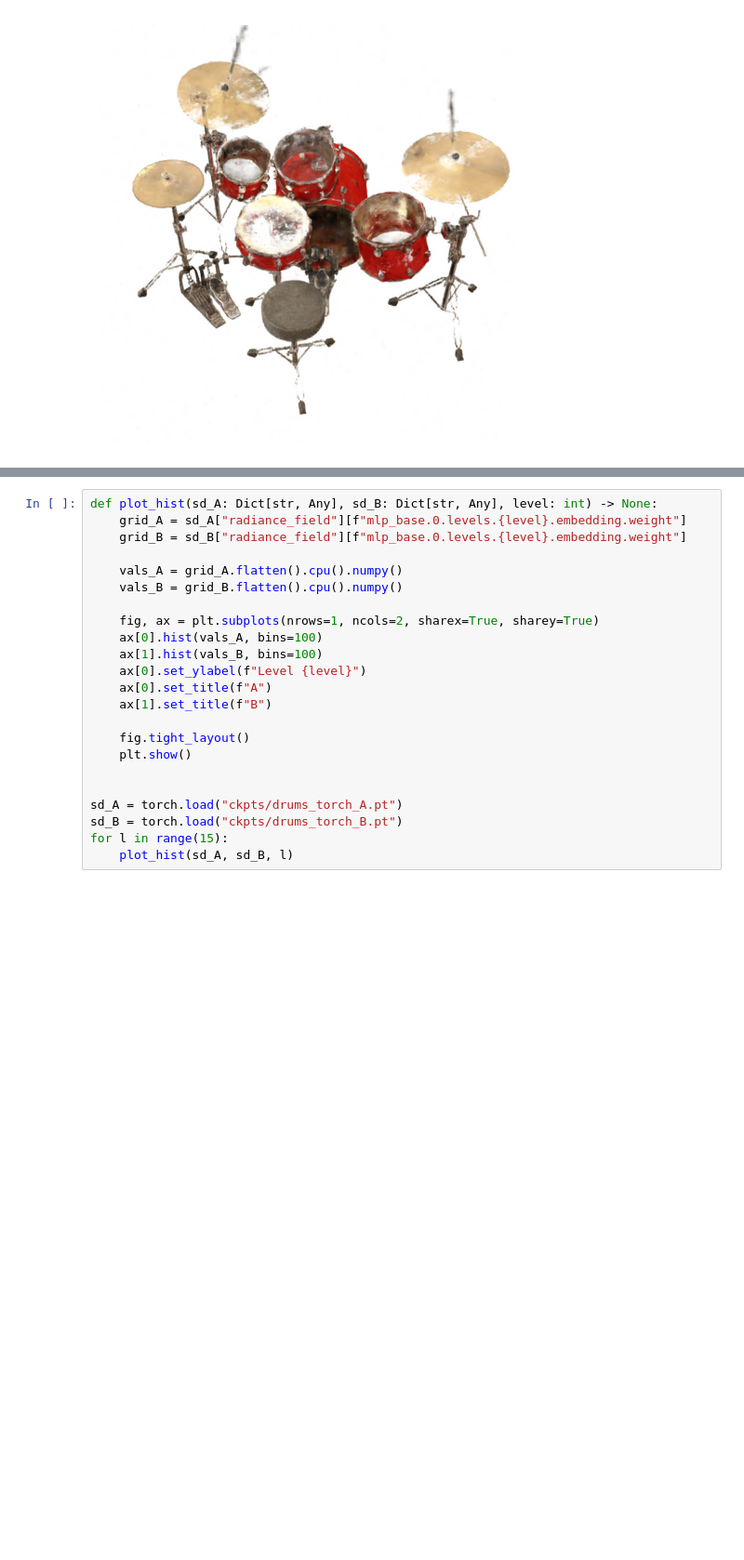
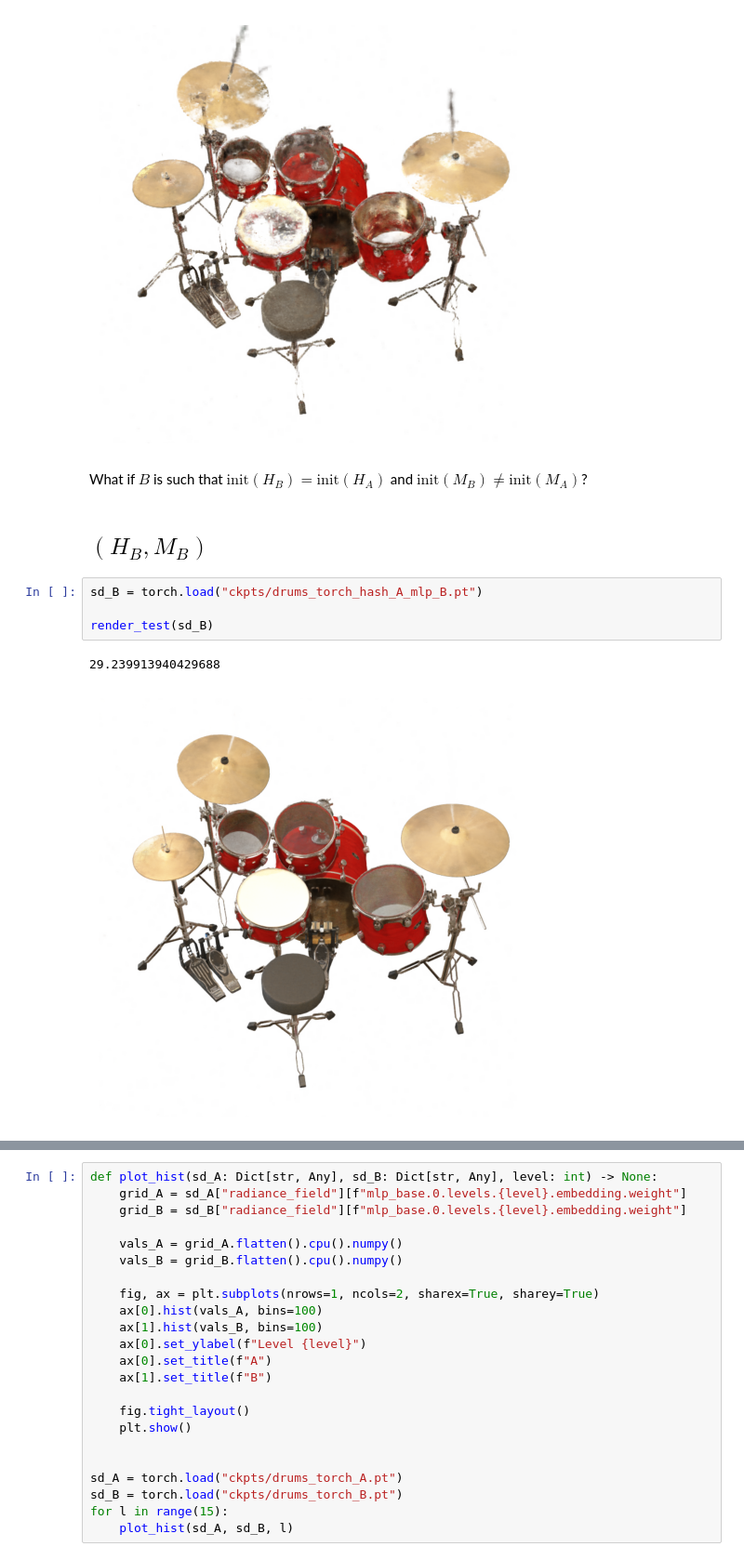
Before and after one commit to frallebini/nerfacc, a Jupyter notebook: examples/eval_ngp_nerf_occ.ipynb, the cells around one changed output, grey strips where cells are left out. Shown at 93% size. Cells and saved outputs as stored; diff of their text form; blank space fills up the shorter version.

Commit message:
feat: add same-init hash

```diff
--- a/examples/eval_ngp_nerf_occ.ipynb
+++ b/examples/eval_ngp_nerf_occ.ipynb
@@ -140,3 +140,15 @@ render_test(sd_A)
 # %% [output]
 21.0594539642334
 [figure]
+# %% [markdown]
+What if $B$ is such that $\text{init}(H_B)=\text{init}(H_A)$ and $\text{init}(M_B)\neq\text{init}(M_A)$?
+# %% [markdown]
+$(H_B,M_B)$
+---
+# %%
+sd_B = torch.load("ckpts/drums_torch_hash_A_mlp_B.pt")
+
+render_test(sd_B)
+# %% [output]
+29.239913940429688
+[figure, added]
```
Also changed, not shown: parts of 6 cells of this notebook, 2 other files.
